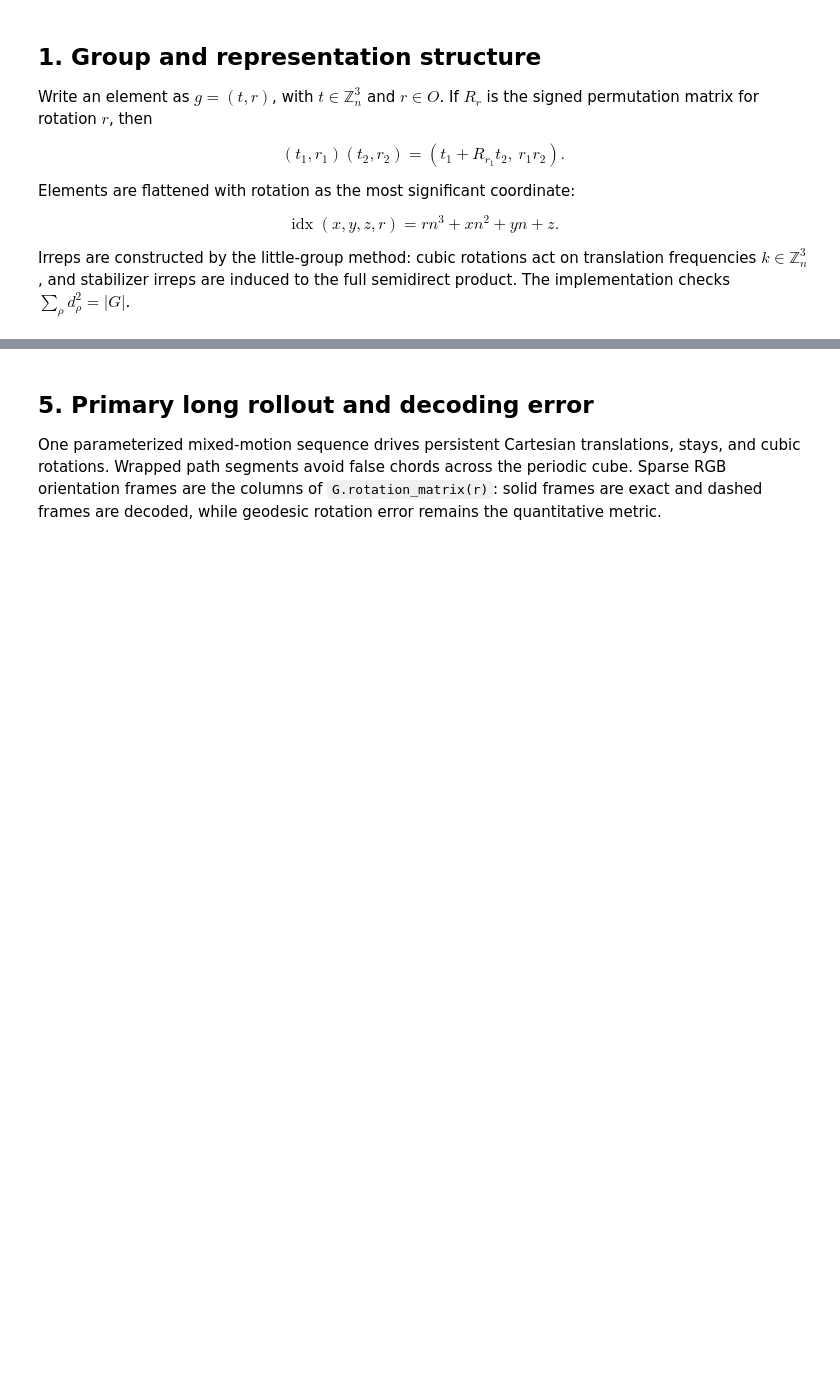
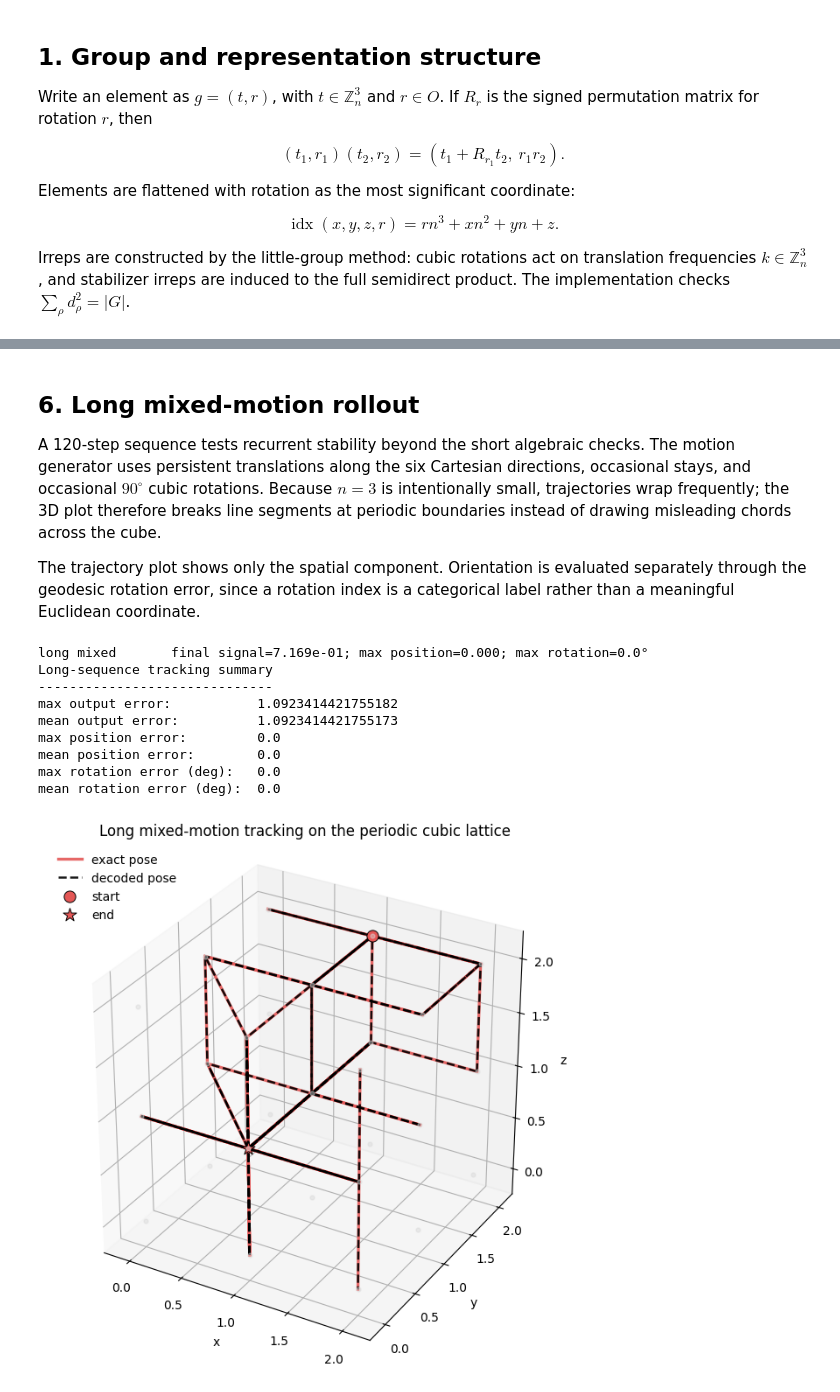
Before and after one commit to geometric-intelligence/grids-and-groups, a Jupyter notebook: notebooks/constructed_networks/rnn_constructed_discrete_SE3.ipynb, the cells around one changed output, grey strips where cells are left out. Cells and saved outputs as stored; diff of their text form; code cells hidden in the pictures; blank space fills up the shorter version.

```diff
--- a/notebooks/constructed_networks/rnn_constructed_discrete_SE3.ipynb
+++ b/notebooks/constructed_networks/rnn_constructed_discrete_SE3.ipynb
@@ -84,9 +142,35 @@ without materializing a hidden-by-hidden matrix. The editable configuration cont
 # %%
 def rotation_index(group, matrix):
-    """Look up a cubic rotation by its implemented allocentric matrix."""
     matrix = np.asarray(matrix)
     return next(
         rotation
         for rotation in range(group.num_rotations)
         if np.array_equal(group.rotation_matrix(rotation), matrix)
     )
+
+
+rotation_x_90 = rotation_index(
+    G_exact,
+    [[1, 0, 0], [0, 0, -1], [0, 1, 0]],
+)
+rotation_z_90 = rotation_index(
+    G_exact,
+    [[0, -1, 0], [1, 0, 0], [0, 0, 1]],
+)
+
+exact_sequences = {
+    "translation": [G_exact.encode(1, 0, 0, 0)],
+    "rotation": [G_exact.encode(0, 0, 0, rotation_x_90)],
+    "mixed": [
+        G_exact.encode(1, 0, 0, 0),
+        G_exact.encode(0, 0, 0, rotation_z_90),
+        G_exact.encode(0, 1, 0, 0),
+        G_exact.encode(0, 0, 0, rotation_x_90),
+    ],
+}
+
+for name, sequence in exact_sequences.items():
+    result = rollout(params_exact, x_allo_exact, sequence)
+    error = np.max(np.abs(result["predicted_outputs"] - result["true_outputs"]))
+    print(f"{name:12s} max absolute error = {error:.3e}")
+    assert error < 1e-10
@@ -264,7 +424,9 @@ rotation_z_90 = rotation_index(
 # %% [markdown]
-## 5. Primary long rollout and decoding error
+## 6. Long mixed-motion rollout
 
-One parameterized mixed-motion sequence drives persistent Cartesian translations, stays, and cubic rotations. Wrapped path segments avoid false chords across the periodic cube. Sparse RGB orientation frames are the columns of `G.rotation_matrix(r)`: solid frames are exact and dashed frames are decoded, while geodesic rotation error remains the quantitative metric.
+A 120-step sequence tests recurrent stability beyond the short algebraic checks. The motion generator uses persistent translations along the six Cartesian directions, occasional stays, and occasional $90^\circ$ cubic rotations. Because $n=3$ is intentionally small, trajectories wrap frequently; the 3D plot therefore breaks line segments at periodic boundaries instead of drawing misleading chords across the cube.
+
+The trajectory plot shows only the spatial component. Orientation is evaluated separately through the geodesic rotation error, since a rotation index is a categorical label rather than a meaningful Euclidean coordinate.
 # %%
 rng_long = np.random.default_rng(31)
 translation_steps = np.asarray(
@@ -280,36 +442,45 @@ for _ in range(num_long_steps):
     elif draw < 0.17:
         rotation = rotation_x_90 if rng_long.random() < 0.5 else rotation_z_90
         long_sequence.append(G.encode(0, 0, 0, rotation))
     else:
         if rng_long.random() < 0.25:
             direction_index = int(rng_long.integers(0, len(translation_steps)))
         dx, dy, dz = translation_steps[direction_index]
         long_sequence.append(G.encode(int(dx), int(dy), int(dz), 0))
 
 long = summarize_rollout("long mixed", long_sequence)
 long_absolute_errors = np.linalg.norm(
     long["rollout"]["predicted_outputs"] - long["rollout"]["true_outputs"],
     axis=1,
 )
 
 print("Long-sequence tracking summary")
 print("------------------------------")
 print("max output error:          ", long_absolute_errors.max())
 print("mean output error:         ", long_absolute_errors.mean())
 print("max position error:        ", long["position_errors"].max())
 print("mean position error:       ", long["position_errors"].mean())
 print("max rotation error (deg):  ", np.degrees(long["orientation_errors"]).max())
 print("mean rotation error (deg): ", np.degrees(long["orientation_errors"]).mean())
 
 plot_pose_trajectory(
     G,
     long["target_poses"][:, :3],
     long["predicted_poses"][:, :3],
-    exact_rotations=long["target_poses"][:, 3],
-    predicted_rotations=long["predicted_poses"][:, 3],
-    title="Exact and decoded SE(3) pose",
+    title="Long mixed-motion tracking on the periodic cubic lattice",
 )
 plt.show()
+# %% [output]
+long mixed       final signal=7.169e-01; max position=0.000; max rotation=0.0°
+Long-sequence tracking summary
+------------------------------
+max output error:           1.0923414421755182
+mean output error:          1.0923414421755173
+max position error:         0.0
+mean position error:        0.0
+max rotation error (deg):   0.0
+mean rotation error (deg):  0.0
+[figure, added]
 # %%
 time = np.arange(1, num_long_steps + 1)
 error_series = (
```
Also changed, not shown: parts of 22 cells of this notebook, 18 other files.
